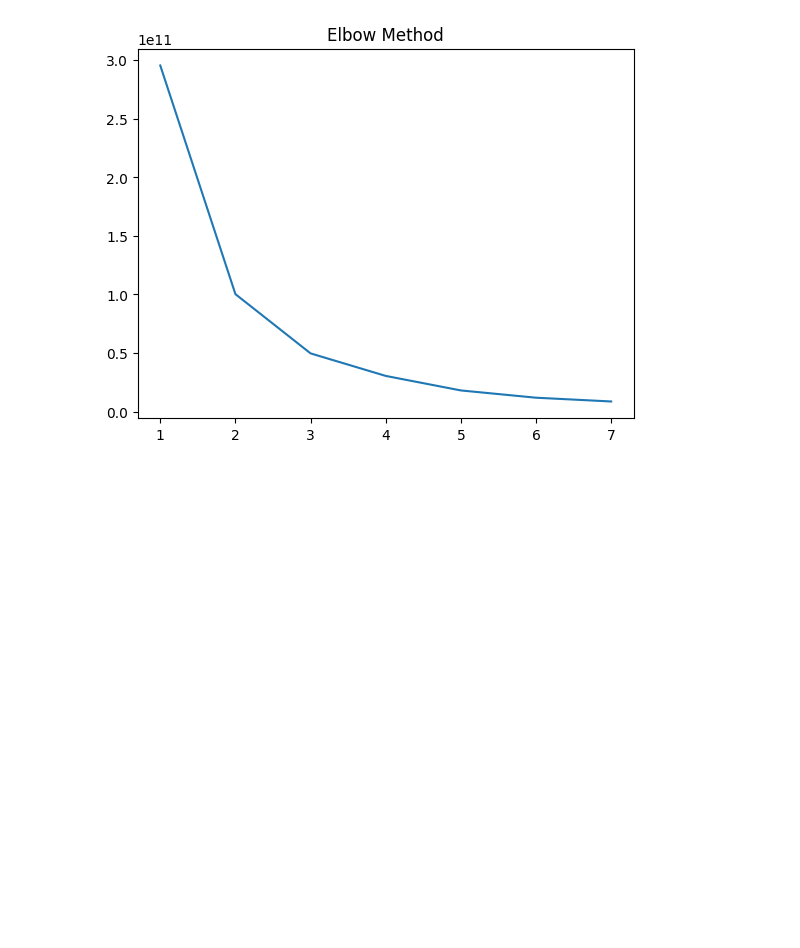
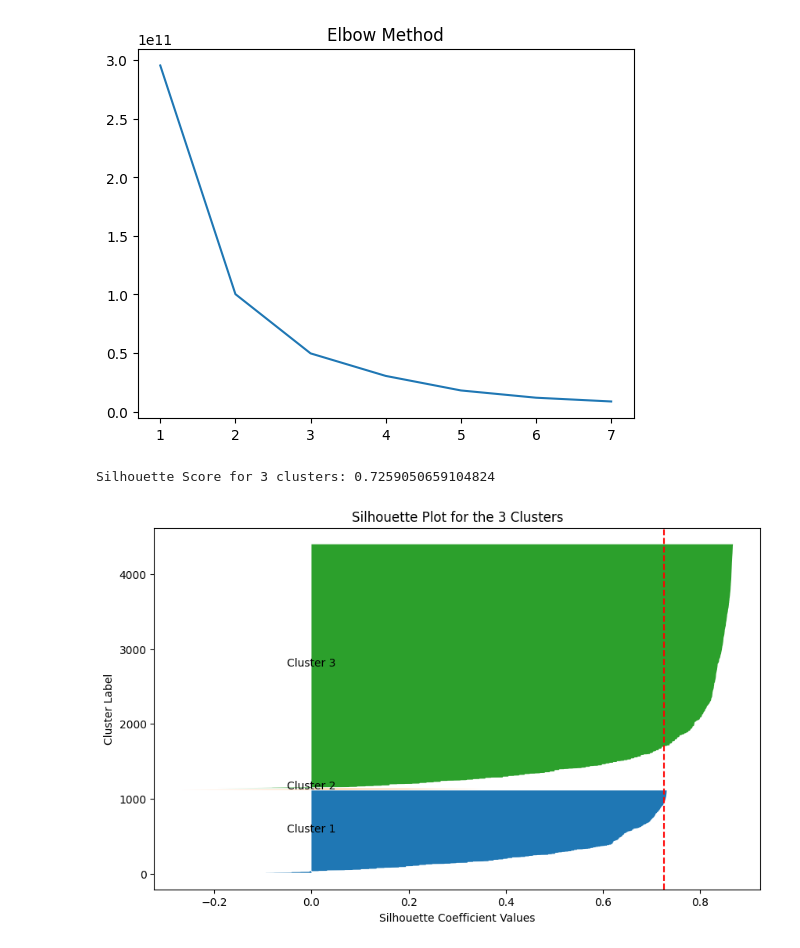
Before and after one commit to spadrejuan/cselec3c-prelims, a Jupyter notebook: Case-Study-1.ipynb, the cells around one changed output. Drawn from its saved outputs; the diff is of its cells as text; code cells hidden in the pictures; blank space fills up the shorter version.

```diff
--- a/Case-Study-1.ipynb
+++ b/Case-Study-1.ipynb
@@ -478,3 +478,46 @@ plt.title('Elbow Method')
 # %% [output]
 Text(0.5, 1.0, 'Elbow Method')
 [figure]
+# %%
+from sklearn.metrics import silhouette_score
+
+silhouette_avg = silhouette_score(rfm_df_scaled, rfm_df['kmeans'])
+print(f'Silhouette Score for 3 clusters: {silhouette_avg}')
+
+import matplotlib.pyplot as plt
+from sklearn.metrics import silhouette_samples
+
+# Calculate silhouette values
+sample_silhouette_values = silhouette_samples(rfm_df_scaled, rfm_df['kmeans'])
+
+# Create a silhouette plot
+plt.figure(figsize=(10, 6))
+y_lower = 10
+for i in range(3):  # Change to 3 for 3 clusters
+    # Aggregate the silhouette scores for samples belonging to the current cluster
+    ith_cluster_silhouette_values = sample_silhouette_values[rfm_df['kmeans'] == i]
+    ith_cluster_silhouette_values.sort()
+
+    # Get the size of the cluster
+    size_cluster_i = ith_cluster_silhouette_values.shape[0]
+
+    # Compute the y position for the current cluster
+    y_upper = y_lower + size_cluster_i
+
+    # Fill the silhouette plot for the current cluster
+    plt.fill_betweenx(np.arange(y_lower, y_upper), 0, ith_cluster_silhouette_values)
+
+    # Label the silhouette plots
+    plt.text(-0.05, y_lower + 0.5 * size_cluster_i, f'Cluster {i + 1}')
+
+    # Update the next y_lower position
+    y_lower = y_upper + 10  # 10 for the 10px separation between clusters
+
+plt.title('Silhouette Plot for the 3 Clusters')
+plt.xlabel('Silhouette Coefficient Values')
+plt.ylabel('Cluster Label')
+plt.axvline(x=silhouette_avg, color='red', linestyle='--')
+plt.show()
+# %% [output]
+Silhouette Score for 3 clusters: 0.7259050659104824
+[figure, added]
```
